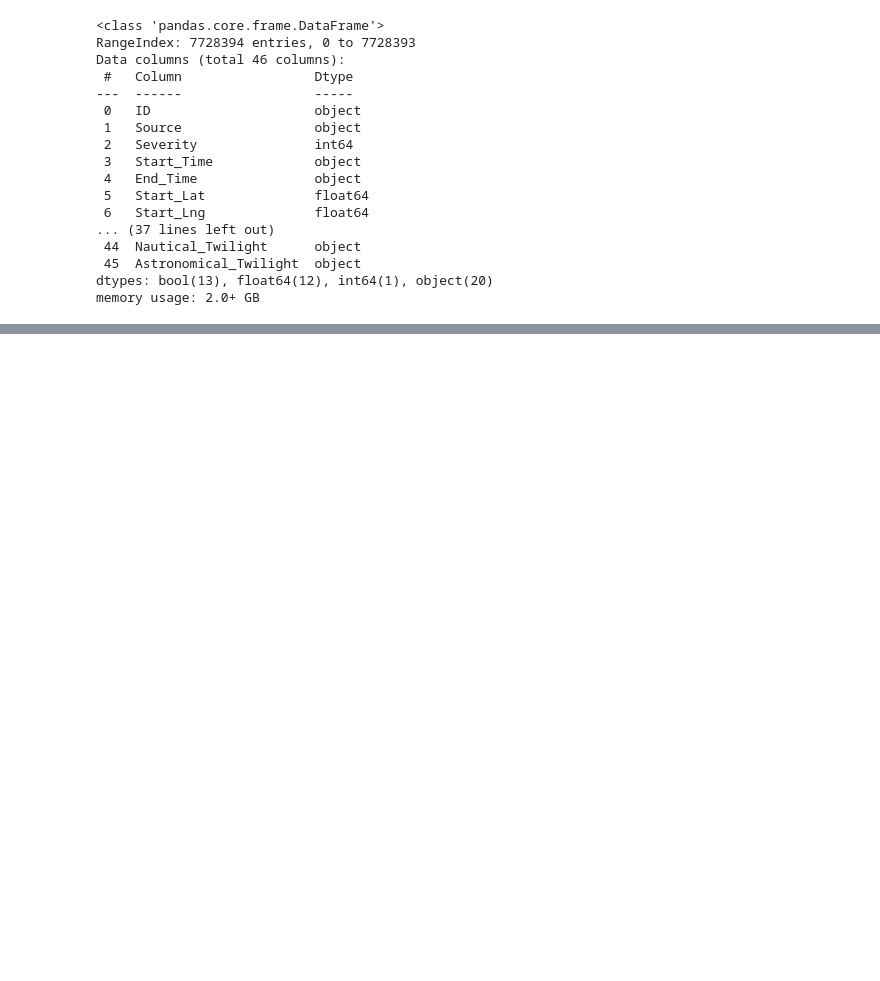
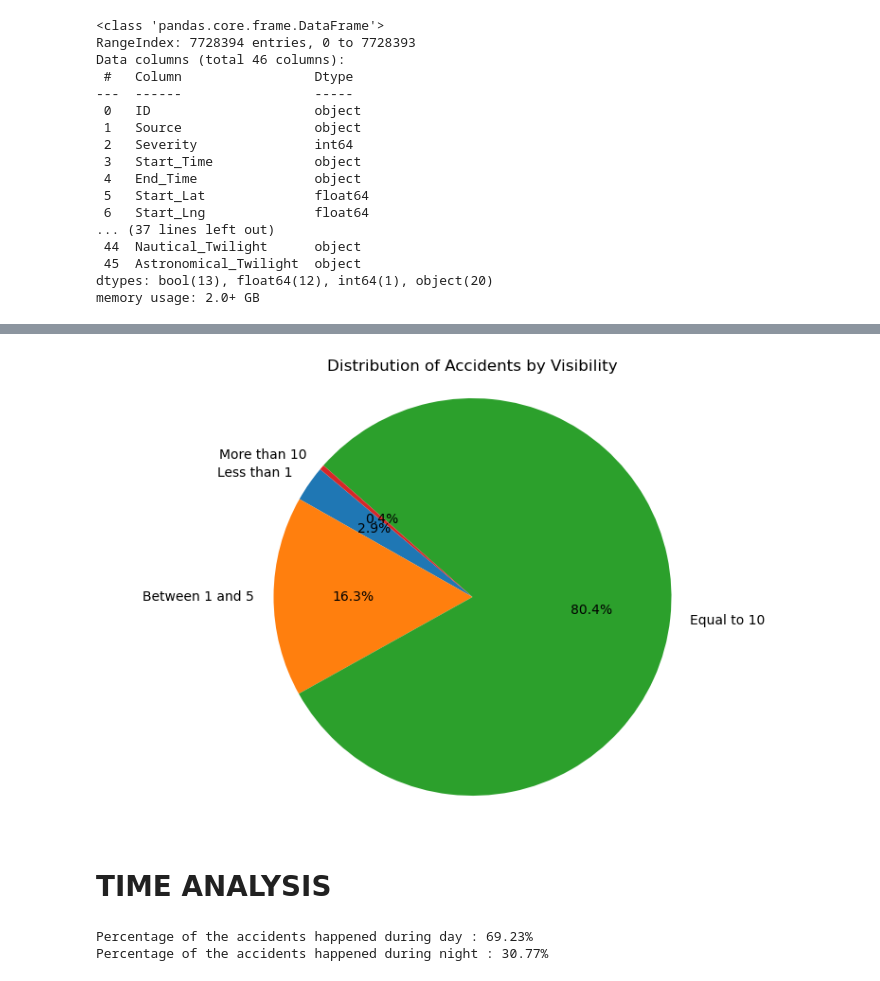
Before and after one commit to mascee/Traffic-Accidents, a Jupyter notebook: Filtering.ipynb, the cells around one changed output, grey strips where cells are left out. Cells and saved outputs as stored; diff of their text form; code cells hidden in the pictures; blank space fills up the shorter version.

```diff
--- a/Filtering.ipynb
+++ b/Filtering.ipynb
@@ -90,4 +70,5 @@ df_filtered['End_Time'] = pd.to_datetime(df_filtered['End_Time'], format ='mixed
 df_filtered.loc[:, 'Year'] = df_filtered['Start_Time'].dt.year
 df_filtered.loc[:, 'Month'] = df_filtered['Start_Time'].dt.month
 df_filtered.loc[:, 'Day_Name'] = df_filtered['Start_Time'].dt.day_name()
+df_filtered.loc[:, 'Date'] = df_filtered['Start_Time'].dt.date
 # %%
@@ -112,0 +157,9 @@ df_2023.to_csv('Data/df_2023.csv', index=False)
+# %%
+less_1 = df_filtered[df_filtered["Visibility(mi)"] <= 1]["ID"].count()
+btw_1_5 = df_filtered[(df_filtered["Visibility(mi)"] >1) & (df_filtered["Visibility(mi)"] < 10)]["ID"].count()
+eq_10 = df_filtered[df_filtered["Visibility(mi)"] == 10]["ID"].count()
+more_10 = df_filtered[df_filtered["Visibility(mi)"] > 10]["ID"].count()
+# %%
+data = {"Visibility" : "Less than 1", "Number of Accidents" : less_1} , {"Visibility" : "Between 1 and 5", "Number of Accidents" : btw_1_5} , {"Visibility" : "Equal to 10", "Number of Accidents" : eq_10} , {"Visibility" : "More than 10", "Number of Accidents" : more_10}
+# %%
+visibility_df = pd.DataFrame(data,columns=["Visibility","Number of Accidents"])
@@ -112,0 +174,10 @@ df_2023.to_csv('Data/df_2023.csv', index=False)
+# %%
+plt.figure(figsize=(10, 6))
+plt.pie(visibility_df["Number of Accidents"], labels=visibility_df["Visibility"], autopct='%1.1f%%', startangle=140)
+plt.title("Distribution of Accidents by Visibility")
+plt.axis('equal')
+plt.show()
+# %% [output]
+[figure, added]
+# %% [markdown]
+# TIME ANALYSIS
@@ -112,0 +190,8 @@ df_2023.to_csv('Data/df_2023.csv', index=False)
+# %%
+day_per = (day_acc/total)*100
+night_per = (night_acc/total)*100
+print(f"Percentage of the accidents happened during day : {day_per:.2f}%")
+print(f"Percentage of the accidents happened during night : {night_per:.2f}%")
+# %% [output]
+Percentage of the accidents happened during day : 69.23%
+Percentage of the accidents happened during night : 30.77%
```
Also changed, not shown: parts of 35 cells of this notebook.
